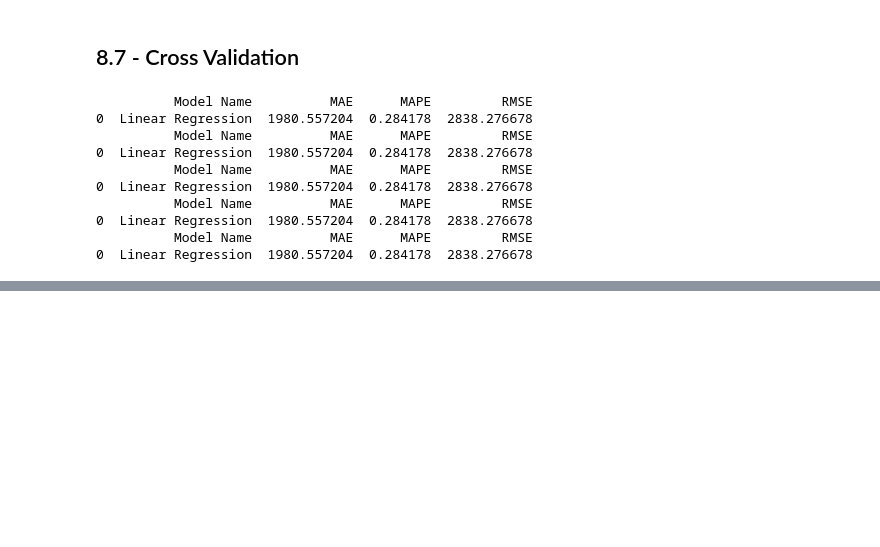
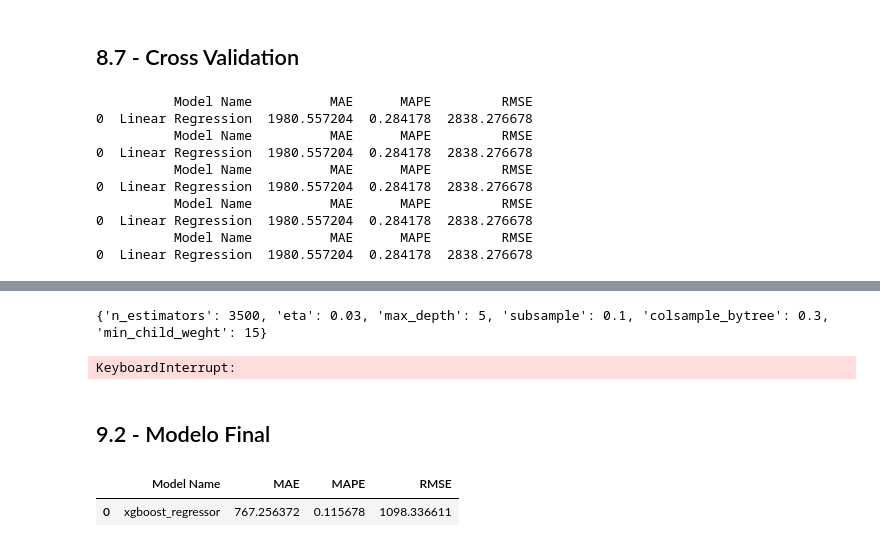
Before and after one commit to castrien/ds_em_producao, a Jupyter notebook: m04_v01_ds_em_producao.ipynb, the cells around one changed output, grey strips where cells are left out. Cells and saved outputs as stored; diff of their text form; code cells hidden in the pictures; blank space fills up the shorter version.

```diff
--- a/m04_v01_ds_em_producao.ipynb
+++ b/m04_v01_ds_em_producao.ipynb
@@ -1148,0 +1168,54 @@ a
+# %%
+final_result = pd.DataFrame()
+for i in range (MAX_EVAL):
+    #escolha de valores para parametros aleatoriamente
+    hp = {k: random.sample(v, 1 )[0] for k, v in param.items() }
+    print(hp)
+    #modelo
+    model_xgb = xgb.XGBRegressor (objective='reg:squarederror',
+                                  n_estimators =hp['n_estimators'],
+                                  eta=hp['eta'],
+                                  max_depth=hp['max_depth'],
+                                  subsample=hp['subsample'],
+                                  colsample_bytree=hp['colsample_bytree'],
+                                  min_child_weight=hp['min_child_weght'])
+
+
+    #perfomance
+    result = cross_validation(x_training, 2, 'xgboost_regressor', model_xgb, verbose = False)
+    final_result = pd.concat( [final_result, result])
+
+final_result
+# %% [output]
+{'n_estimators': 3500, 'eta': 0.03, 'max_depth': 5, 'subsample': 0.1, 'colsample_bytree': 0.3, 'min_child_weght': 15}
+KeyboardInterrupt:
+# %% [markdown]
+## 9.2 - Modelo Final
+# %%
+param_tuned = {'n_estimators': 3000,
+        'eta': 0.03,
+         'max_depth': 5,
+         'subsample': 0.7,
+        'colsample_bytree': 0.7,
+         'min_child_weght': 3
+        }
+# %%
+
+#modelo
+model_xgb_tuned = xgb.XGBRegressor (objective='reg:squarederror',
+                                n_estimators =param_tuned['n_estimators'],
+                                eta=param_tuned['eta'],
+                                max_depth=param_tuned['max_depth'],
+                                subsample=param_tuned['subsample'],
+                                colsample_bytree=param_tuned['colsample_bytree'],
+                                min_child_weight=param_tuned['min_child_weght']).fit(x_train, y_train)
+
+#predict
+yhat_xgb_tuned = model_xgb_tuned.predict(x_test)
+
+#perfomance
+xgb_result_tuned = m1_error( 'xgboost_regressor', np.expm1(y_test), np.expm1(yhat_xgb_tuned) )
+xgb_result_tuned
+# %% [output]
+|  | Model Name | MAE | MAPE | RMSE |
+| 0 | xgboost_regressor | 767.256372 | 0.115678 | 1098.336611 |
```
Also changed, not shown: parts of 10 cells of this notebook.
